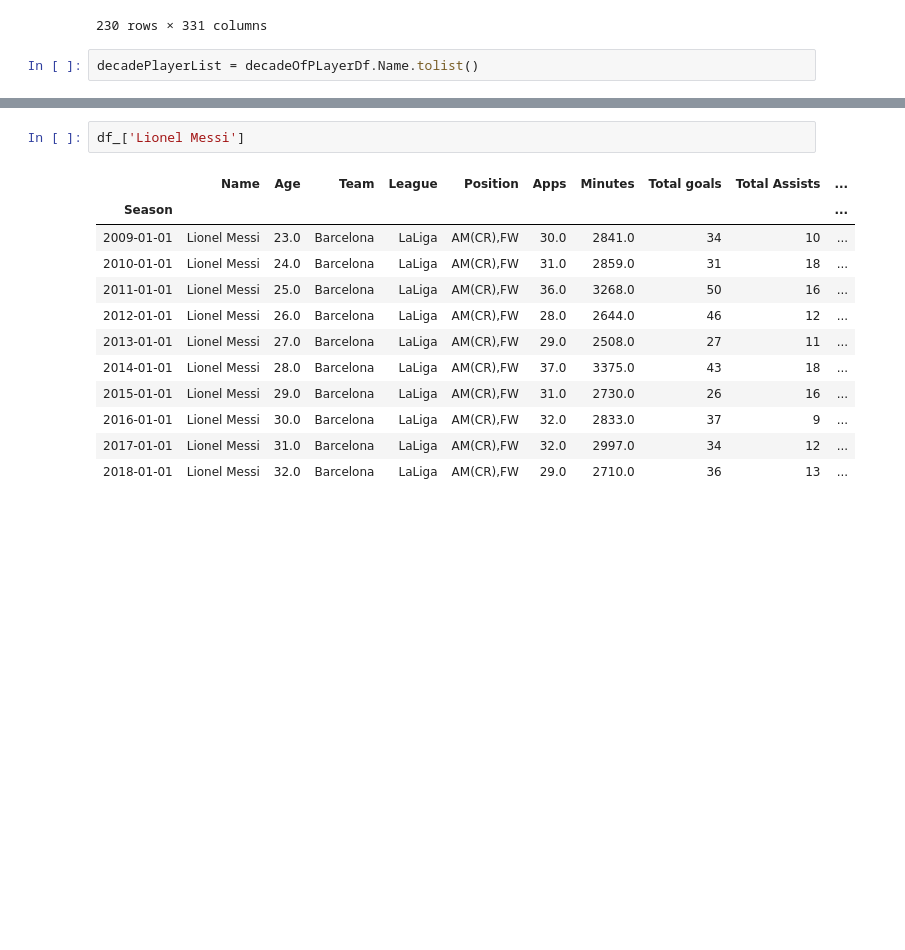
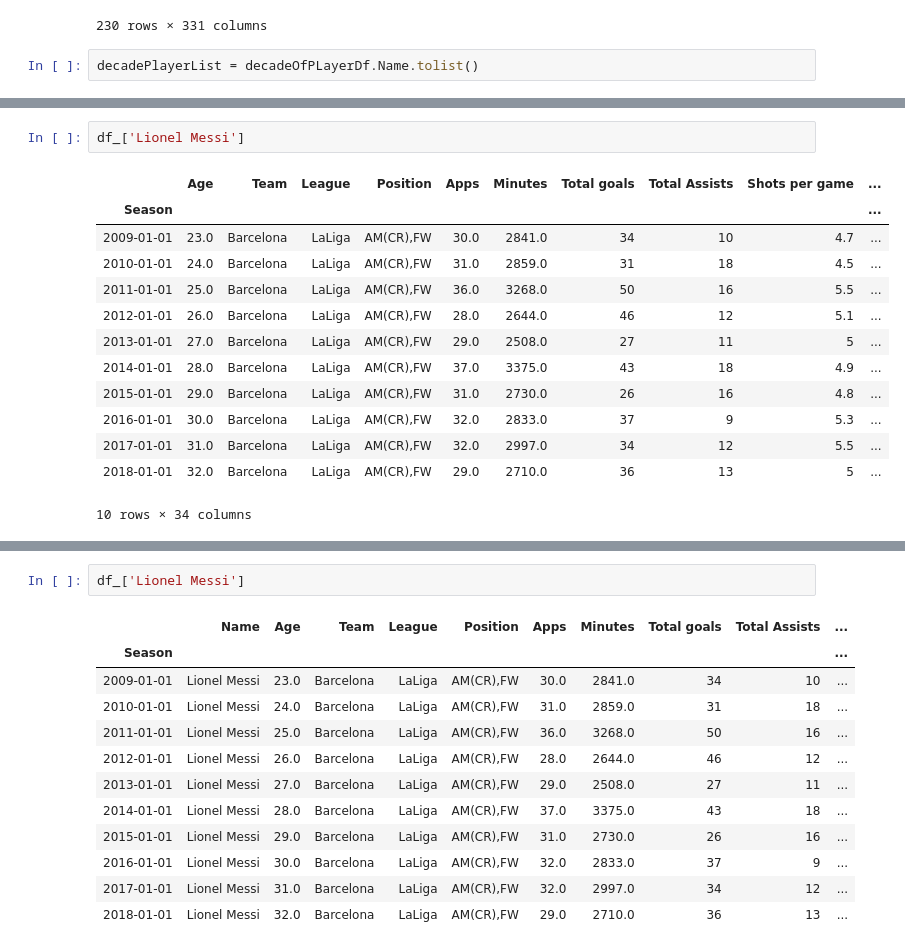
Before and after one commit to Suwadith/Winning-Eleven-Scout-Evaluation-and-Analysis-to-Enhance-Football-Player-Recommendations-ML-Flask, a Jupyter notebook: Analysis/Forecasting.ipynb, the cells around one changed output, grey strips where cells are left out. Drawn from its saved outputs; the diff is of its cells as text; blank space fills up the shorter version.

```diff
--- a/Analysis/Forecasting.ipynb
+++ b/Analysis/Forecasting.ipynb
@@ -294,3 +294,19 @@ for name in decadePlayerList:
     playerDf = pd.DataFrame(tableList, columns=tableColumn)
     df_[name] = playerDf.set_index('Season')
     df_[name].index = pd.to_datetime(df_[name].index, format = '%Y')
+# %%
+df_['Lionel Messi']
+# %% [output]
+|  | Age | Team | League | Position | Apps | Minutes | Total goals | Total Assists | Shots per game | ... |
+| Season |  |  |  |  |  |  |  |  |  | ... |
+| 2009-01-01 | 23.0 | Barcelona | LaLiga | AM(CR),FW | 30.0 | 2841.0 | 34 | 10 | 4.7 | ... |
+| 2010-01-01 | 24.0 | Barcelona | LaLiga | AM(CR),FW | 31.0 | 2859.0 | 31 | 18 | 4.5 | ... |
+| 2011-01-01 | 25.0 | Barcelona | LaLiga | AM(CR),FW | 36.0 | 3268.0 | 50 | 16 | 5.5 | ... |
+| 2012-01-01 | 26.0 | Barcelona | LaLiga | AM(CR),FW | 28.0 | 2644.0 | 46 | 12 | 5.1 | ... |
+| 2013-01-01 | 27.0 | Barcelona | LaLiga | AM(CR),FW | 29.0 | 2508.0 | 27 | 11 | 5 | ... |
+| 2014-01-01 | 28.0 | Barcelona | LaLiga | AM(CR),FW | 37.0 | 3375.0 | 43 | 18 | 4.9 | ... |
+| 2015-01-01 | 29.0 | Barcelona | LaLiga | AM(CR),FW | 31.0 | 2730.0 | 26 | 16 | 4.8 | ... |
+| 2016-01-01 | 30.0 | Barcelona | LaLiga | AM(CR),FW | 32.0 | 2833.0 | 37 | 9 | 5.3 | ... |
+| 2017-01-01 | 31.0 | Barcelona | LaLiga | AM(CR),FW | 32.0 | 2997.0 | 34 | 12 | 5.5 | ... |
+| 2018-01-01 | 32.0 | Barcelona | LaLiga | AM(CR),FW | 29.0 | 2710.0 | 36 | 13 | 5 | ... |
+10 rows × 34 columns
```
Also changed, not shown: parts of 6 cells of this notebook, 8 other files.
